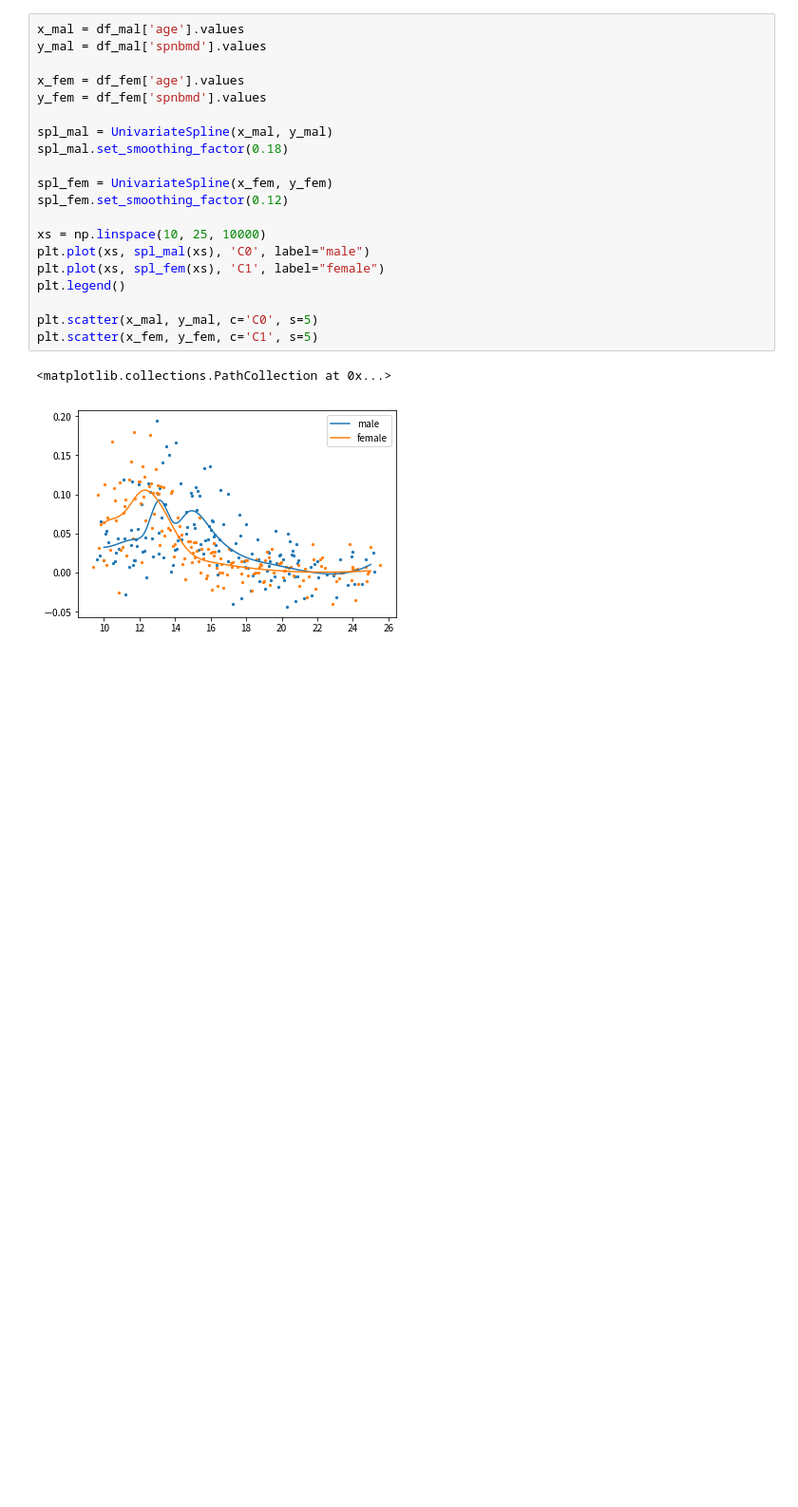
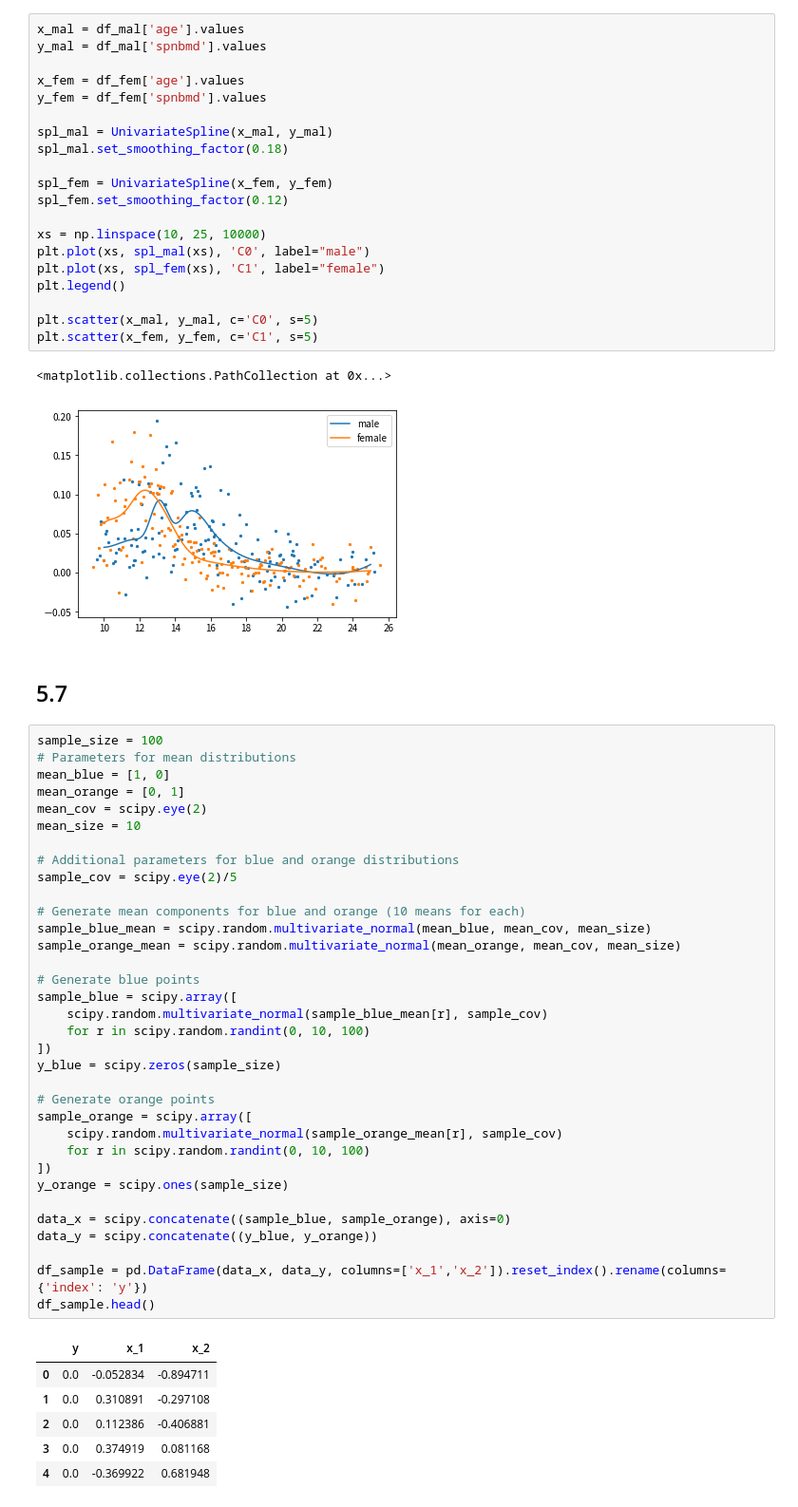
Before and after one commit to sorashido/esl-learn, a Jupyter notebook: chapter5.ipynb, the cells around one changed output. Shown: that part at 95% size. Cells and saved outputs as stored; diff of their text form; blank space fills up the shorter version.

```diff
--- a/chapter5.ipynb
+++ b/chapter5.ipynb
@@ -439,3 +441,46 @@ plt.scatter(x_fem, y_fem, c='C1', s=5)
 # %% [output]
 <matplotlib.collections.PathCollection at 0x...>
 [figure]
+# %% [markdown]
+## 5.7
+# %%
+sample_size = 100
+# Parameters for mean distributions
+mean_blue = [1, 0]
+mean_orange = [0, 1]
+mean_cov = scipy.eye(2)
+mean_size = 10
+
+# Additional parameters for blue and orange distributions
+sample_cov = scipy.eye(2)/5
+
+# Generate mean components for blue and orange (10 means for each)
+sample_blue_mean = scipy.random.multivariate_normal(mean_blue, mean_cov, mean_size)
+sample_orange_mean = scipy.random.multivariate_normal(mean_orange, mean_cov, mean_size)
+
+# Generate blue points
+sample_blue = scipy.array([
+    scipy.random.multivariate_normal(sample_blue_mean[r], sample_cov)
+    for r in scipy.random.randint(0, 10, 100)
+])
+y_blue = scipy.zeros(sample_size)
+
+# Generate orange points
+sample_orange = scipy.array([
+    scipy.random.multivariate_normal(sample_orange_mean[r], sample_cov)
+    for r in scipy.random.randint(0, 10, 100)
+])
+y_orange = scipy.ones(sample_size)
+
+data_x = scipy.concatenate((sample_blue, sample_orange), axis=0)
+data_y = scipy.concatenate((y_blue, y_orange))
+
+df_sample = pd.DataFrame(data_x, data_y, columns=['x_1','x_2']).reset_index().rename(columns={'index': 'y'})
+df_sample.head()
+# %% [output]
+|  | y | x_1 | x_2 |
+| 0 | 0.0 | -0.052834 | -0.894711 |
+| 1 | 0.0 | 0.310891 | -0.297108 |
+| 2 | 0.0 | 0.112386 | -0.406881 |
+| 3 | 0.0 | 0.374919 | 0.081168 |
+| 4 | 0.0 | -0.369922 | 0.681948 |
```
Also changed, not shown: parts of 4 cells of this notebook, 1 other file.
